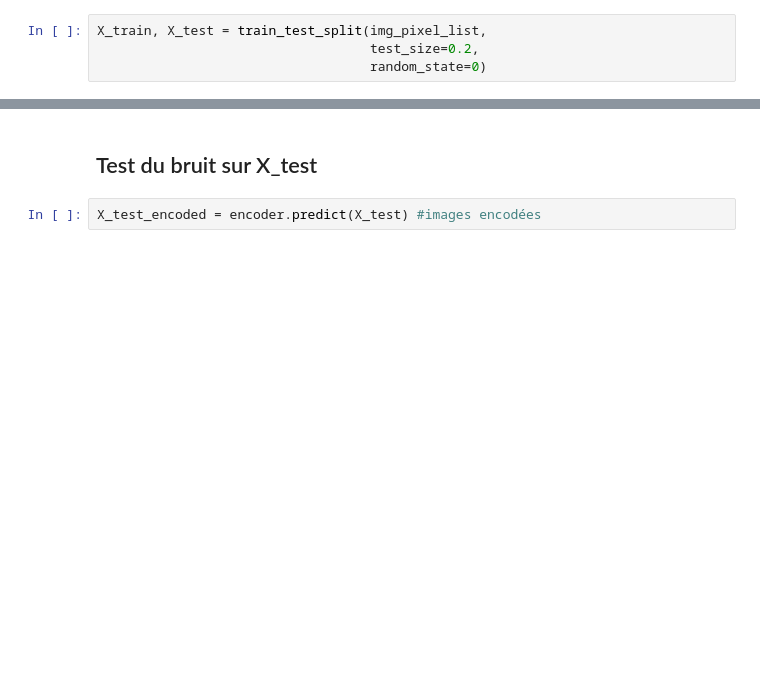
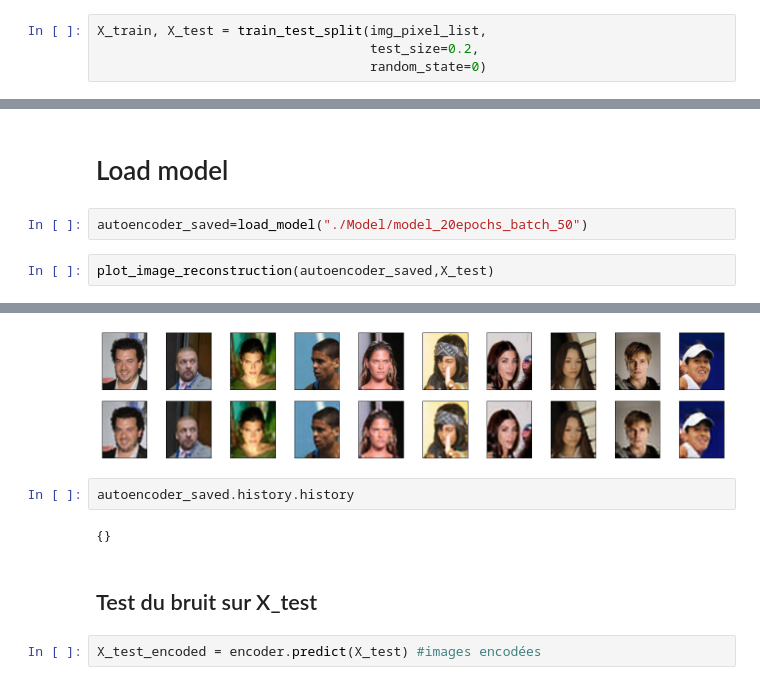
Before and after one commit to fmartin2001/Projet_logiciel, a Jupyter notebook: truc_qui_marche.ipynb, the cells around one changed output, grey strips where cells are left out. Drawn from its saved outputs; the diff is of its cells as text; blank space fills up the shorter version.

```diff
--- a/truc_qui_marche.ipynb
+++ b/truc_qui_marche.ipynb
@@ -359,0 +218,7 @@ plot_image_reconstruction(autoencoder,X_test) #plot le résultat de l'encodeur p
+# %% [markdown]
+# Load model
+# %%
+autoencoder_saved=load_model("./Model/model_20epochs_batch_50")
+# %%
+plot_image_reconstruction(autoencoder_saved,X_test)
+# %% [output]
@@ -360,3 +226,8 @@ plot_image_reconstruction(autoencoder,X_test) #plot le résultat de l'encodeur p
+[figure, added]
+# %%
+autoencoder_saved.history.history
+# %% [output]
+{}
 # %% [markdown]
 ## Test du bruit sur X_test
 # %%
```
Also changed, not shown: parts of 27 cells of this notebook.
